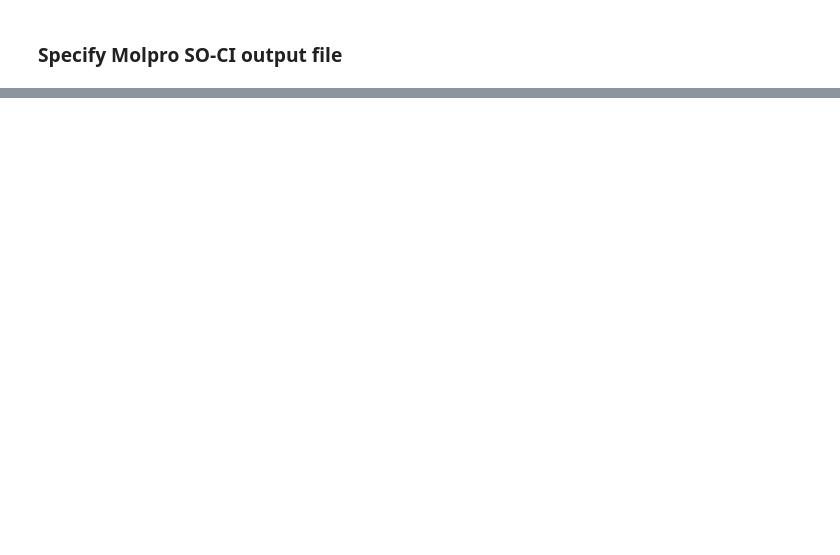
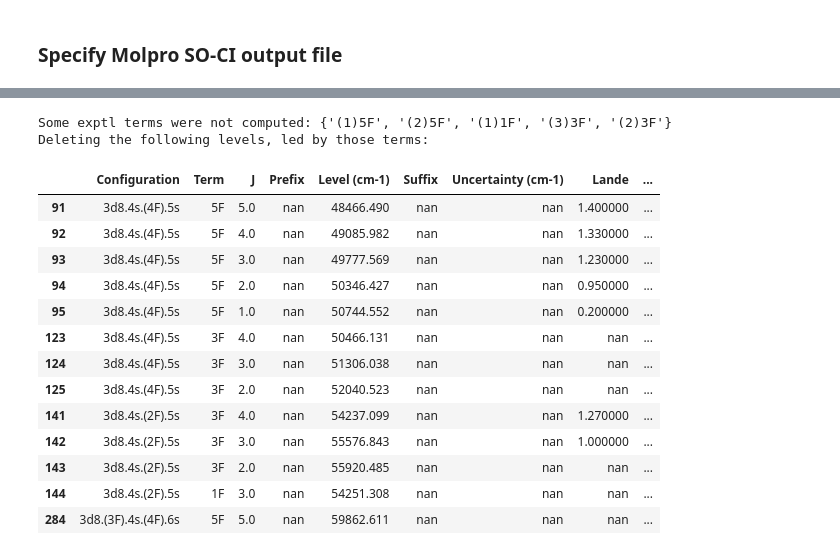
Before and after one commit to kkinist/atomic_SOC, a Jupyter notebook: atomic_soc_fit_expt3.ipynb, the cells around one changed output, grey strips where cells are left out. Cells and saved outputs as stored; diff of their text form; code cells hidden in the pictures; blank space fills up the shorter version.

```diff
--- a/atomic_soc_fit_expt3.ipynb
+++ b/atomic_soc_fit_expt3.ipynb
@@ -213,0 +169,26 @@ Averaged terms:
+# %%
+# Discard experimental levels whose leading terms are not among those computed
+noncompos = set(dfexpt.uTerm) - set(dfterm.Term)
+if len(noncompos):
+    print('Some exptl terms were not computed:', noncompos)
+    print('Deleting the following levels, led by those terms:')
+    dfn = dfexpt[dfexpt.uTerm.isin(noncompos)]
+    display(dfn.style.format(fmt))
+    dfexpt = dfexpt[~dfexpt.uTerm.isin(noncompos)]
+# %% [output]
+Some exptl terms were not computed: {'(1)5F', '(2)5F', '(1)1F', '(3)3F', '(2)3F'}
+Deleting the following levels, led by those terms:
+|  | Configuration | Term | J | Prefix | Level (cm-1) | Suffix | Uncertainty (cm-1) | Lande | ... |
+| 91 | 3d8.4s.(4F).5s | 5F | 5.0 | nan | 48466.490 | nan | nan | 1.400000 | ... |
+| 92 | 3d8.4s.(4F).5s | 5F | 4.0 | nan | 49085.982 | nan | nan | 1.330000 | ... |
+| 93 | 3d8.4s.(4F).5s | 5F | 3.0 | nan | 49777.569 | nan | nan | 1.230000 | ... |
+| 94 | 3d8.4s.(4F).5s | 5F | 2.0 | nan | 50346.427 | nan | nan | 0.950000 | ... |
+| 95 | 3d8.4s.(4F).5s | 5F | 1.0 | nan | 50744.552 | nan | nan | 0.200000 | ... |
+| 123 | 3d8.4s.(4F).5s | 3F | 4.0 | nan | 50466.131 | nan | nan | nan | ... |
+| 124 | 3d8.4s.(4F).5s | 3F | 3.0 | nan | 51306.038 | nan | nan | nan | ... |
+| 125 | 3d8.4s.(4F).5s | 3F | 2.0 | nan | 52040.523 | nan | nan | nan | ... |
+| 141 | 3d8.4s.(2F).5s | 3F | 4.0 | nan | 54237.099 | nan | nan | 1.270000 | ... |
+| 142 | 3d8.4s.(2F).5s | 3F | 3.0 | nan | 55576.843 | nan | nan | 1.000000 | ... |
+| 143 | 3d8.4s.(2F).5s | 3F | 2.0 | nan | 55920.485 | nan | nan | nan | ... |
+| 144 | 3d8.4s.(2F).5s | 1F | 3.0 | nan | 54251.308 | nan | nan | nan | ... |
+| 284 | 3d8.(3F).4s.(4F).6s | 5F | 5.0 | nan | 59862.611 | nan | nan | nan | ... |
```
Also changed, not shown: parts of 35 cells of this notebook.
